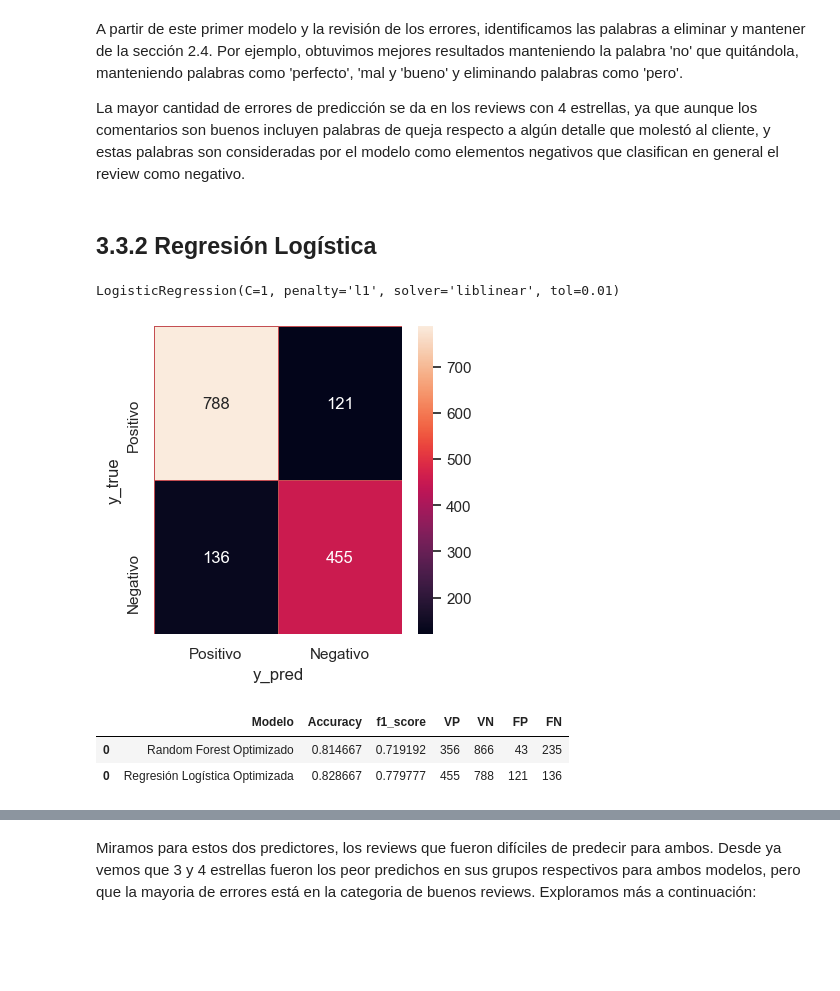
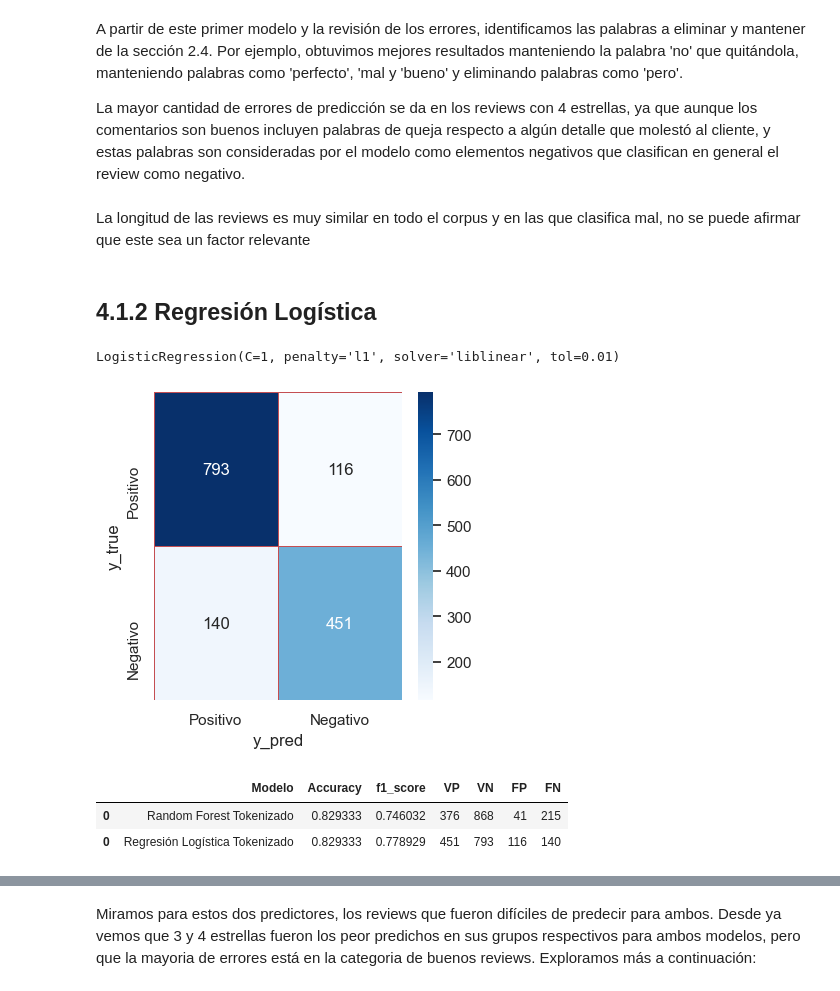
Before and after one commit to valeriaortizl/amazon_ratings_prediction, a Jupyter notebook: DS_Proyecto_03_NLP_v2.ipynb, the cells around one changed output, grey strips where cells are left out. Cells and saved outputs as stored; diff of their text form; code cells hidden in the pictures; blank space fills up the shorter version.

```diff
--- a/DS_Proyecto_03_NLP_v2.ipynb
+++ b/DS_Proyecto_03_NLP_v2.ipynb
@@ -250,18 +272,20 @@ def tokenizar(df):
 	new_df['body_token'] = new_df.review_body.apply(lambda x: nltk.tokenize.word_tokenize(x))
 	new_df['title_token'] = new_df.review_title.apply(lambda x: nltk.tokenize.word_tokenize(x))
 
-	characters_list = new_df.body_token.apply(lambda x: [each for each in list(x) if not each.isalpha() and each != ' '])
-	#characters_list = characters_list.append(new_df.review_title.apply(lambda x: [each for each in list(x) if not str(each).isalpha() and each != ' ']))
-	characters = [item for sublist in characters_list for item in sublist]
-	print('Cantidad de caracteres eliminados: ', len(characters))
-	print('Caracteres especiales eliminados: ',np.unique(characters))
+	# #characters_list = new_df.body_token.apply(lambda x: [each for each in list(x) if not each.isalpha() and each != ' '])
+
+	# #characters_list = characters_list.append(new_df.review_title.apply(lambda x: [each for each in list(x) if not str(each).isalpha() and each != ' ']))
+	# #characters = [item for sublist in characters_list for item in sublist]
+	# print('Cantidad de caracteres eliminados: ', len(characters))
+	# print('Caracteres especiales eliminados: ',np.unique(characters))
+	# characters_unicos = np.unique(characters).tolist()
 
 	#Se deja la palabra no, para pruebas
-	stopwords.remove('no')
-	stopwords.remove('pero')
+	#stopwords.remove('no')
+	#stopwords.remove('pero')
 	for column in ['body_token', 'title_token']:
 		for i in range(len(new_df.body_token)):
-			new_df[column][i] = [word for word in new_df[column][i] if word not in characters]
+			#new_df[column][i] = [word for word in new_df[column][i] if word not in characters]
 			new_df[column][i] = [word for word in new_df[column][i] if word not in stopwords]
 
 	return new_df
@@ -307,7 +313,7 @@ nlp = spacy.load("es_core_news_sm")
 # %%
 Lemma_prueba = pd.DataFrame(columns = ['Token','Token Text','Token Pos', 'Token Lemma'])
 dev_token['body_lemma'] = dev_token.body_token.apply(lambda x: ' '.join(x))
-doc = nlp(dev_token['body_lemma'][0])
+doc = nlp(dev_token['body_lemma'][2])
 for token in doc:
     Lemma_prueba = Lemma_prueba.append({'Token':token, 'Token Text':token.text, 'Token Pos':token.pos_,
     'Token Lemma':token.lemma_}, ignore_index=True)
@@ -498,7 +495,7 @@ def error(nombre, modelo, X_train, y_train, X_test, y_test, y_pred):
     names= ["Positivo", "Negativo"]
     cm=confusion_matrix(y_test,y_pred)
     f,ax=plt.subplots(figsize=(4,4))
-    sns.heatmap(cm,annot=True,linewidth=.5,linecolor="r",fmt=".0f",ax=ax)
+    sns.heatmap(cm,annot=True, fmt=".0f",ax=ax, cmap='Blues')
     plt.xlabel("y_pred")
     plt.ylabel("y_true")
     ax.set_xticklabels(names)
@@ -580,7 +586,7 @@ print(rfo.best_estimator_)
 best_rf = rfo.best_estimator_
 y_pred = rfo.predict(X_test)
 
-errores = error('Random Forest Optimizado', best_rf, X_train, y_train, X_test, y_test, y_pred)
+errores = error('Random Forest Tokenizado', best_rf, X_train, y_train, X_test, y_test, y_pred)
 errores
 # %% [output]
 RandomForestClassifier(max_depth=30, n_estimators=150, random_state=42)
@@ -629,26 +647,28 @@ La mayor cantidad de errores de predicción se da en los reviews con 4 estrellas
+# %% [markdown]
+La longitud de las reviews es muy similar en todo el corpus y en las que clasifica mal, no se puede afirmar que este sea un factor relevante
 # %% [markdown]
-## 3.3.2 Regresión Logística
+## 4.1.2 Regresión Logística
 # %%
 from sklearn.linear_model import LogisticRegression
 
 #params = {'penalty': ['l1', '‘l2', 'elasticnet', 'none'],'tol': [0.0001, 0.001, 0.01, 0.1]}
 params = {'penalty': ['l1'],'tol': [0.01]}
 
 lr_model = GridSearchCV(LogisticRegression(C=1, solver="liblinear"), params)
 lr_model.fit(X_train, y_train)
 
 print(lr_model.best_estimator_)
 best_lr = lr_model.best_estimator_
 y_pred = lr_model.best_estimator_.predict(X_test)
 
-errores = errores.append(error('Regresión Logística Optimizada', best_lr, X_train, y_train, X_test, y_test, y_pred))
+errores = errores.append(error('Regresión Logística Tokenizado', best_lr, X_train, y_train, X_test, y_test, y_pred))
 errores
 # %% [output]
 LogisticRegression(C=1, penalty='l1', solver='liblinear', tol=0.01)
-[figure, old version]
+[figure, new version]
 |  | Modelo | Accuracy | f1_score | VP | VN | FP | FN |
-| 0 | Random Forest Optimizado | 0.814667 | 0.719192 | 356 | 866 | 43 | 235 |
-| 0 | Regresión Logística Optimizada | 0.828667 | 0.779777 | 455 | 788 | 121 | 136 |
+| 0 | Random Forest Tokenizado | 0.829333 | 0.746032 | 376 | 868 | 41 | 215 |
+| 0 | Regresión Logística Tokenizado | 0.829333 | 0.778929 | 451 | 793 | 116 | 140 |
 # %%
 datos_pos, datos_neg = errores_reviews(y_test, y_pred, dev_token, 'words_rm')
 # %% [output]
```
Also changed, not shown: parts of 95 cells of this notebook.
